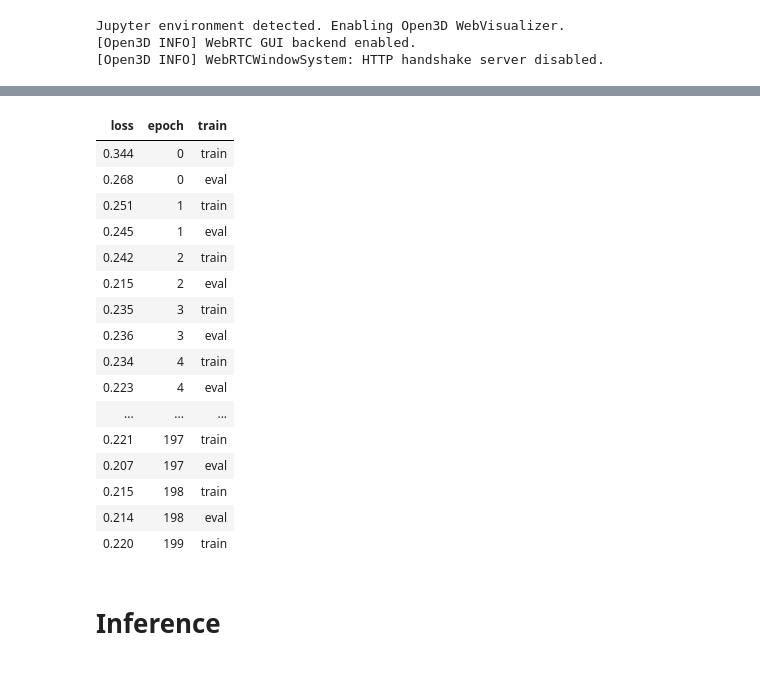
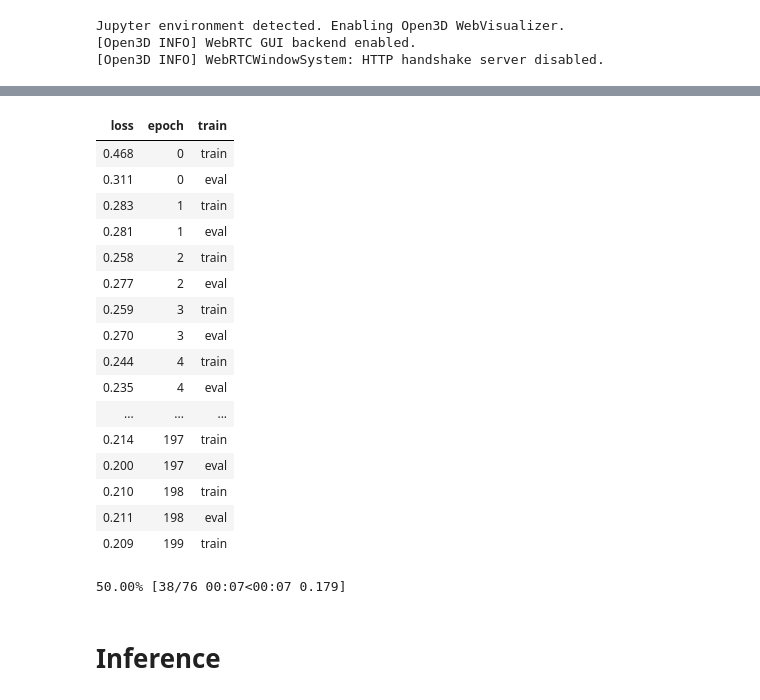
Before and after one commit to JohnRomanelis/SPVD, a Jupyter notebook: experiments/ModelArchitecture.ipynb, the cells around one changed output, grey strips where cells are left out. Saved outputs shown, nothing was run; the diff lists cells and outputs as text; code cells hidden in the pictures.

Commit message:
final model architecture

```diff
--- a/experiments/ModelArchitecture.ipynb
+++ b/experiments/ModelArchitecture.ipynb
@@ -393,9 +396,9 @@ class SPVUnet(nn.Module):
 
     """
     def __init__(self, point_channels=3, voxel_size=0.1,
-                 down_blocks = [[(32, 64, 128, 192, 192, 256), (True, True, True, True, False), (None, None, None, 8, 8)]], # only one point skip connection during downsampling
-                 up_blocks   = [[(256, 192, 192), (True, True), (8, 8), (3, 3)],
-                                [(192, 128, 64, 32), (True, True, False), (None, None, None), (3, 3, 3)]],
+                 down_blocks = [[(64, 128, 192, 256, 384, 384), (True, True, True, True, False), (None, None, None, 8, 8)]], # only one point skip connection during downsampling
+                 up_blocks   = [[(384, 384, 256), (True, True), (8, 8), (3, 3)],
+                                [(256, 192, 128, 64), (True, True, False), (None, None, None), (3, 3, 3)]],
                  num_layers=1, pres=1e-5):
         super().__init__()
         self.pres=pres
@@ -510,7 +513,7 @@ Jupyter environment detected. Enabling Open3D WebVisualizer.
 path = "/home/vvrbeast/Desktop/Giannis/Data/ShapeNetCore.v2.PC15k"
 
 tr_dataset = ShapeNet15kPointCloudsSparseNoisy(
-            categories= ['chair'], split='train',
+            categories= ['car'], split='train',
             tr_sample_size=2048,
             te_sample_size=2048,
             scale=1.,
@@ -520,7 +523,7 @@ tr_dataset = ShapeNet15kPointCloudsSparseNoisy(
             random_subsample=True)
 
 te_dataset = ShapeNet15kPointCloudsSparseNoisy(
-            categories= ['chair'], split='val',
+            categories= ['car'], split='val',
             tr_sample_size=2048,
             te_sample_size=2048,
             scale=1.,
@@ -608,6 +610,6 @@ learn.lr_find(max_mult=3)
 # %%
-lr = 0.0005
-epochs = 2000
+lr = 0.0001
+epochs = 4000
 
 model = SPVUnet()
 
@@ -617,7 +619,7 @@ sched = partial(torch.optim.lr_scheduler.OneCycleLR, max_lr=lr, total_steps = to
 
 # Callbacks
 ddpm_cb = DDPMCB()
-checkpoint_cb = CheckpointCB(100, 'originalEmbResBlock', run_params={'msg':model.msg})
+checkpoint_cb = CheckpointCB(1000, 'originalEmbResBlock_large_car_4kepochs', run_params={'msg':model.msg})
 cbs = [ddpm_cb, DeviceCBSparse(), ProgressCB(plot=False), LossCB(), GradientClipCB(), checkpoint_cb, BatchSchedCB(sched)]
 
 learn = TrainLearner(model, dls, nn.MSELoss(), lr=lr, cbs=cbs, opt_func=torch.optim.Adam)
@@ -626,20 +629,21 @@ learn.fit(epochs)
 | loss | epoch | train |
-| 0.344 | 0 | train |
-| 0.268 | 0 | eval |
-| 0.251 | 1 | train |
-| 0.245 | 1 | eval |
-| 0.242 | 2 | train |
-| 0.215 | 2 | eval |
-| 0.235 | 3 | train |
-| 0.236 | 3 | eval |
-| 0.234 | 4 | train |
-| 0.223 | 4 | eval |
+| 0.468 | 0 | train |
+| 0.311 | 0 | eval |
+| 0.283 | 1 | train |
+| 0.281 | 1 | eval |
+| 0.258 | 2 | train |
+| 0.277 | 2 | eval |
+| 0.259 | 3 | train |
+| 0.270 | 3 | eval |
+| 0.244 | 4 | train |
+| 0.235 | 4 | eval |
 | ... | ... | ... |
-| 0.221 | 197 | train |
-| 0.207 | 197 | eval |
-| 0.215 | 198 | train |
-| 0.214 | 198 | eval |
-| 0.220 | 199 | train |
+| 0.214 | 197 | train |
+| 0.200 | 197 | eval |
+| 0.210 | 198 | train |
+| 0.211 | 198 | eval |
+| 0.209 | 199 | train |
+50.00% [38/76 00:07<00:07 0.179]
 # %% [markdown]
 # Inference
 # %%
```
Also changed, not shown: parts of 11 cells of this notebook, 1 other file.
